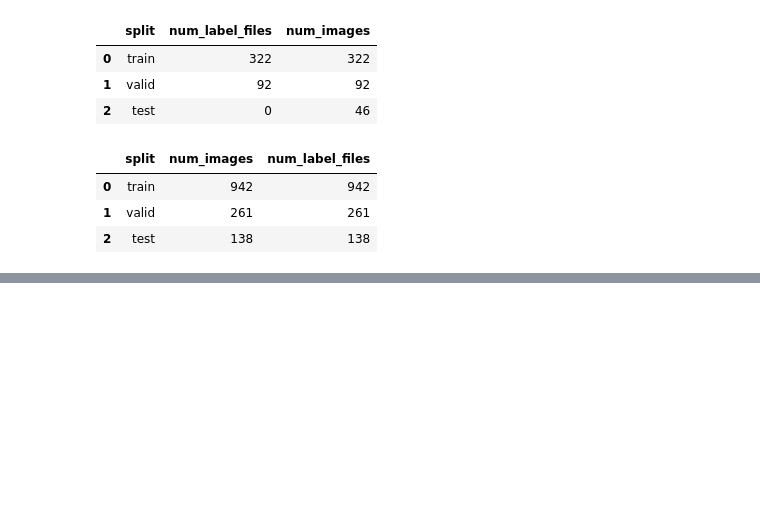
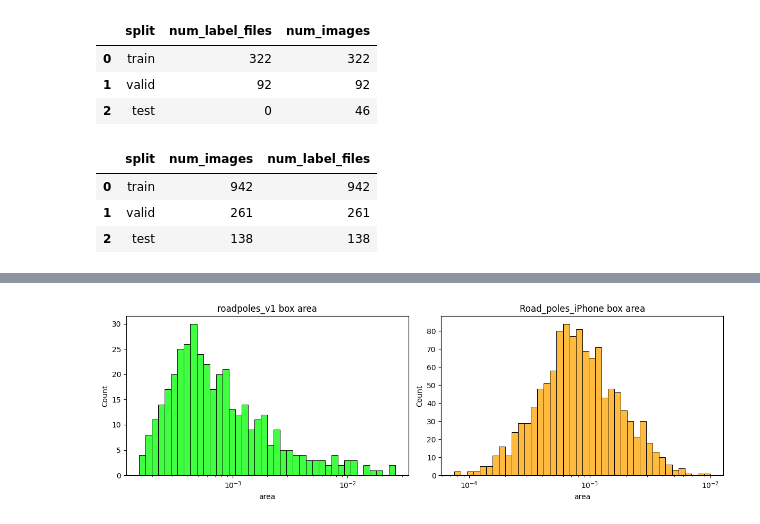
Before and after one commit to HesteBjorn/TDT17-snow-pole-detection, a Jupyter notebook: notebooks/exploration.ipynb, the cells around one changed output, grey strips where cells are left out. Saved outputs shown, nothing was run; the diff lists cells and outputs as text; code cells hidden in the pictures; blank space fills up the shorter version.

```diff
--- a/notebooks/exploration.ipynb
+++ b/notebooks/exploration.ipynb
@@ -140,0 +150,11 @@ plt.show()
+# %%
+# Add geometry columns (relative area, aspect ratio)
+df_main_geom = df_main.copy()
+df_main_geom["area"] = df_main_geom["w"] * df_main_geom["h"]
+df_main_geom["aspect"] = df_main_geom["w"] / df_main_geom["h"]
+
+df_iphone_geom = df_iphone.copy()
+df_iphone_geom["area"] = df_iphone_geom["w"] * df_iphone_geom["h"]
+df_iphone_geom["aspect"] = df_iphone_geom["w"] / df_iphone_geom["h"]
+
+df_main_geom[["area", "aspect"]].describe(), df_iphone_geom[["area", "aspect"]].describe()
@@ -140,0 +180,11 @@ plt.show()
+# %%
+# Box area distributions (log scale)
+fig, axes = plt.subplots(1, 2, figsize=(12, 4))
+sns.histplot(df_main_geom["area"], bins=40, ax=axes[0], log_scale=True, color="lime")
+axes[0].set_title("roadpoles_v1 box area")
+sns.histplot(df_iphone_geom["area"], bins=40, ax=axes[1], log_scale=True, color="orange")
+axes[1].set_title("Road_poles_iPhone box area")
+plt.tight_layout()
+plt.show()
+# %% [output]
+[figure, added]
```
Also changed, not shown: parts of 14 cells of this notebook.
